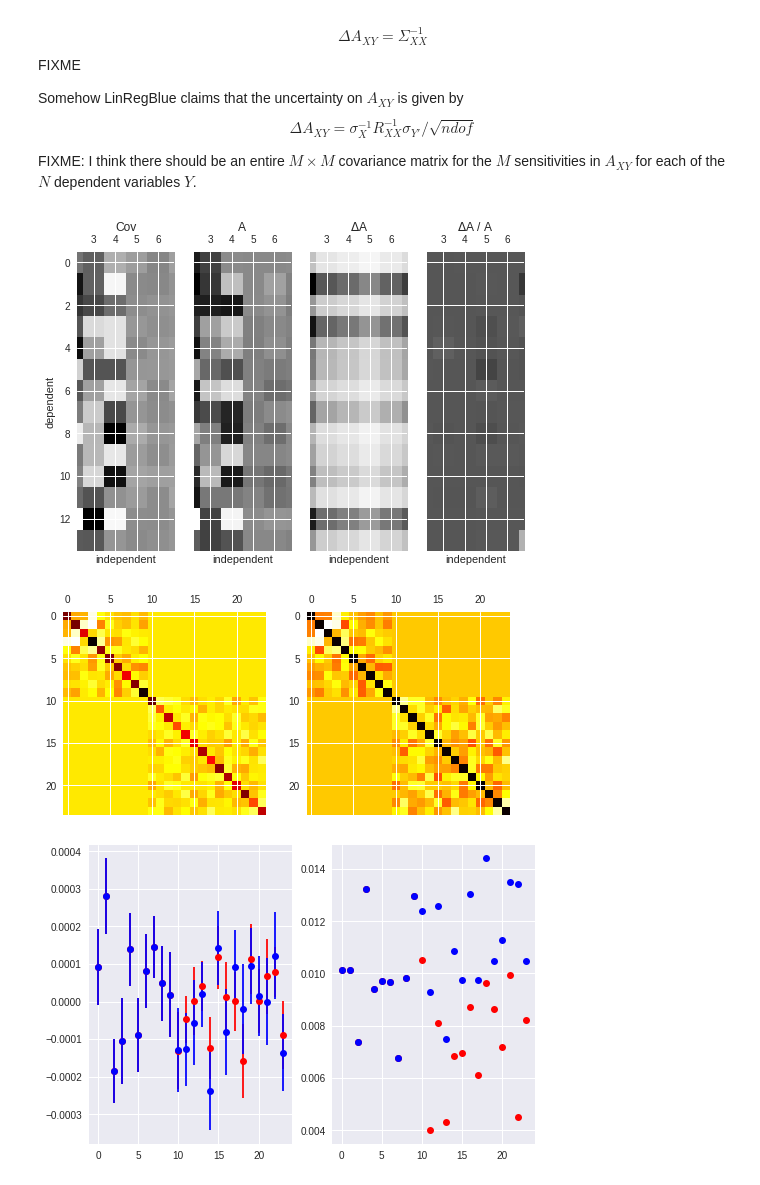
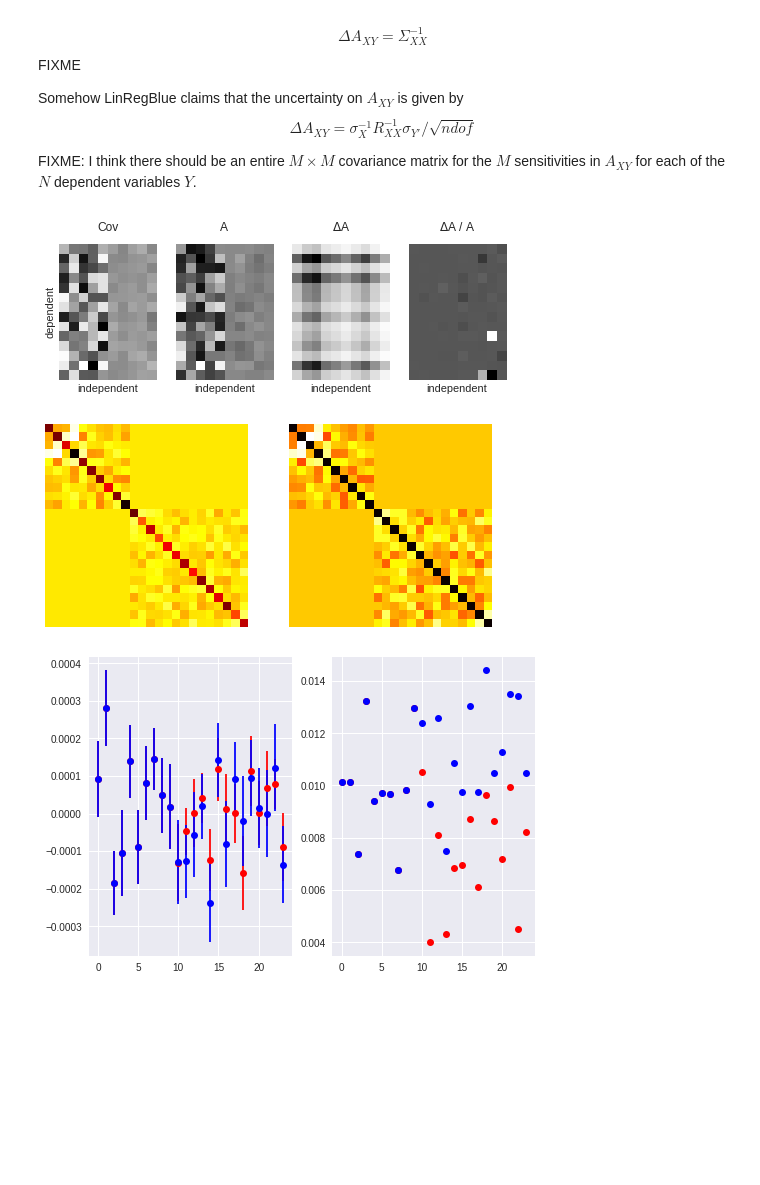
Before and after one commit to wdconinc/parity-jupyter-notebooks, a Jupyter notebook: FindingBestRegressionSetsInSinglePassAnalysis.ipynb, the cells around one changed output. Saved outputs shown, nothing was run; the diff lists cells and outputs as text; code cells hidden in the pictures; blank space fills up the shorter version.

```diff
--- a/FindingBestRegressionSetsInSinglePassAnalysis.ipynb
+++ b/FindingBestRegressionSetsInSinglePassAnalysis.ipynb
@@ -217,35 +233,43 @@ R_XY = corr[:N,N:]
 np.testing.assert_allclose(Sigma_X @ R_XY @ Sigma_Y, Sigma_XY)
 
 # Sensitivities
 A_XY = Sigma_XX_Inv @ Sigma_XY
 A_YX = A_XY.T
 
 # Uncertainties
 Sigma_YpYp = Sigma_Y @ Sigma_Y + A_YX @ Sigma_XX @ A_XY - 2 * A_YX @ Sigma_XY
 sigma_Yp = np.sqrt(np.diag(Sigma_YpYp))
 ndof = n - N - 1
 # FIXME
 dA_XY = np.outer(np.sqrt(np.diag(R_XX_Inv)) * np.diag(Sigma_X_Inv), 1 / (sigma_Yp * np.sqrt(ndof)))
 dA_YX = dA_XY.T
 
 # Plot sensitivities
-fig, ax = plt.subplots(1,4,sharey = True)
+fig, ax = plt.subplots(1,4)
 ax[0].matshow(Sigma_XY.T)
 ax[0].set_xlabel("independent")
 ax[0].set_ylabel("dependent")
 ax[0].set_title("Cov")
+ax[0].set_xticks([])
+ax[0].set_yticks([])
 ax[1].matshow(A_YX)
 ax[1].set_xlabel("independent")
 ax[1].set_title("A")
+ax[1].set_xticks([])
+ax[1].set_yticks([])
 ax[2].matshow(dA_YX)
 ax[2].set_xlabel("independent")
 ax[2].set_title("$\\Delta$A")
+ax[2].set_xticks([])
+ax[2].set_yticks([])
 ax[3].matshow(dA_YX / A_YX)
 ax[3].set_xlabel("independent")
 ax[3].set_title("$\\Delta$A / A")
+ax[3].set_xticks([])
+ax[3].set_yticks([])
 plt.show();
 # %% [output]
-[figure, old version]
+[figure, new version]
 # %%
 # Setup correction on copy
 XY_c = XY.copy()
@@ -262,13 +286,17 @@ corr_c = np.corrcoef(XY_c)
 # Plot
 fig, ax = plt.subplots(1,2)
 ax[0].matshow(cov_c, cmap = "hot_r")
+ax[0].set_xticks([])
+ax[0].set_yticks([])
 ax[1].matshow(corr_c, cmap = "hot_r")
+ax[1].set_xticks([])
+ax[1].set_yticks([])
 
 # assert zero blocks (atol since rtol useless when second argument is zero)
 np.testing.assert_allclose(cov_c[:N,N:], 0, atol = 1e-7)
 np.testing.assert_allclose(cov_c[N:,:N], 0, atol = 1e-7)
 # %% [output]
-[figure, old version]
+[figure, new version]
 # %%
 # Summary statistics
 means_c = np.mean(XY_c, axis = 1)
```
Also changed, not shown: parts of 2 cells of this notebook.
